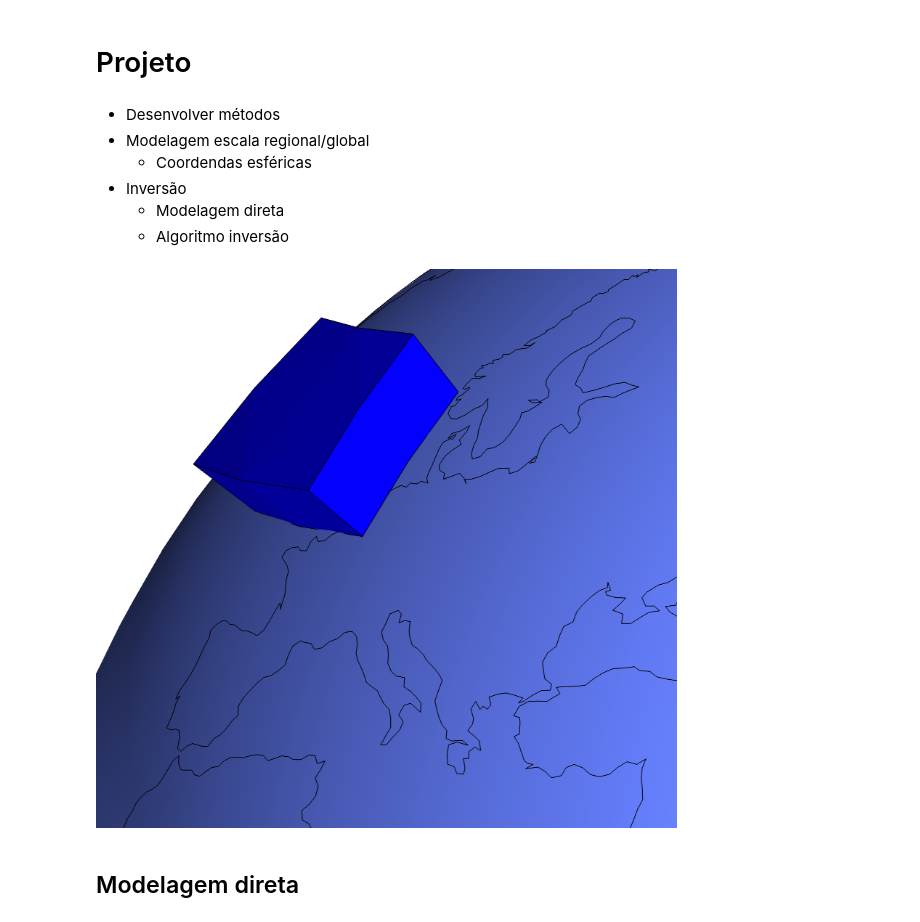
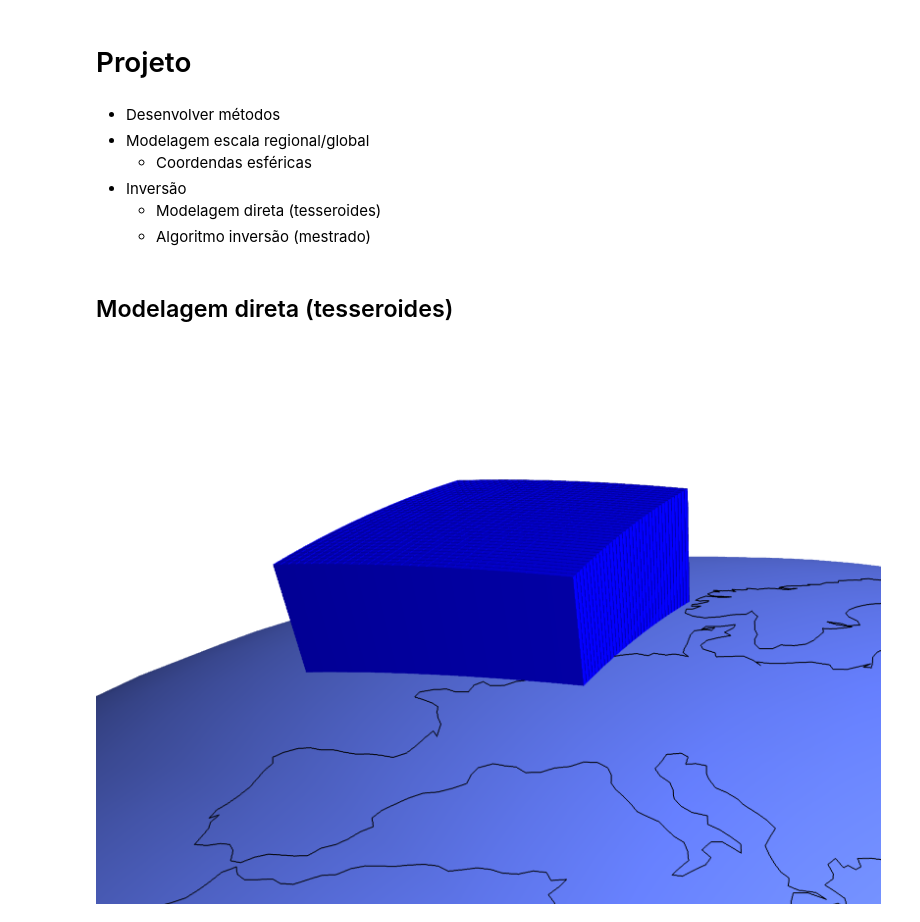
Before and after one commit to leouieda/qualify, a Jupyter notebook: qualificacao.ipynb, the cells around one changed output. Saved outputs shown, nothing was run; the diff lists cells and outputs as text; code cells hidden in the pictures.

Commit message:
quit making slides + section on discretization

```diff
--- a/qualificacao.ipynb
+++ b/qualificacao.ipynb
@@ -19,5 +21,7 @@ from fatiando.vis import mpl, myv
 * Modelagem escala regional/global
     * Coordendas esféricas
 * Inversão
-    * Modelagem direta
-    * Algoritmo inversão
+    * Modelagem direta (tesseroides)
+    * Algoritmo inversão (mestrado)
+# %% [markdown]
+## Modelagem direta (tesseroides)
@@ -24,20 +30,18 @@ from fatiando.vis import mpl, myv
 # %%
-sampletess = Tesseroid(-15, 5, 50, 60, 0, 500000)
-scene = myv.figure(zdown=False, size=(800, 800))
+scene = myv.figure(zdown=False, size=(800, 600))
 myv.earth(opacity=1)
 myv.continents()
-myv.tesseroids([sampletess])
-scene.scene.camera.position = [23034007.919601809, 32118000.923222467, 13354026.446800474]
-scene.scene.camera.focal_point = [1627414.2010976495, -3482134.3582747746, 3730374.5500138737]
-scene.scene.camera.view_angle = 5.033164800000001
-scene.scene.camera.view_up = [-0.28207879846300049, -0.08862393162903355, 0.95528914481442861]
-scene.scene.camera.clipping_range = [21174777.514699914, 66942048.728135496]
+# Split the tesseroid so that it doesn't look so square in the plot
+myv.tesseroids(sampletess.split(35, 35, 20), edges=False)
+scene.scene.camera.position = [39608483.301942736, 20324241.991012983, -4138933.7483288785]
+scene.scene.camera.focal_point = [3573203.6840154878, -446793.62233721331, 5255174.2416426577]
+scene.scene.camera.view_angle = 3.2212254720000004
+scene.scene.camera.view_up = [0.28545131438811988, -0.062700618257852267, 0.95633999162650196]
+scene.scene.camera.clipping_range = [24157655.00863412, 69727889.143763065]
 scene.scene.camera.compute_view_plane_normal()
 scene.scene.render()
-myv.savefig('slides/images/tesseroid.png')
+myv.savefig('images/tesseroid.png')
 myv.show()
-Image(filename='slides/images/tesseroid.png', width=300)
+Image(filename='images/tesseroid.png', width=400)
 # %% [output]
-[figure, old version]
+[figure, new version]
-# %% [markdown]
-## Modelagem direta
```
Also changed, not shown: parts of 11 cells of this notebook.
